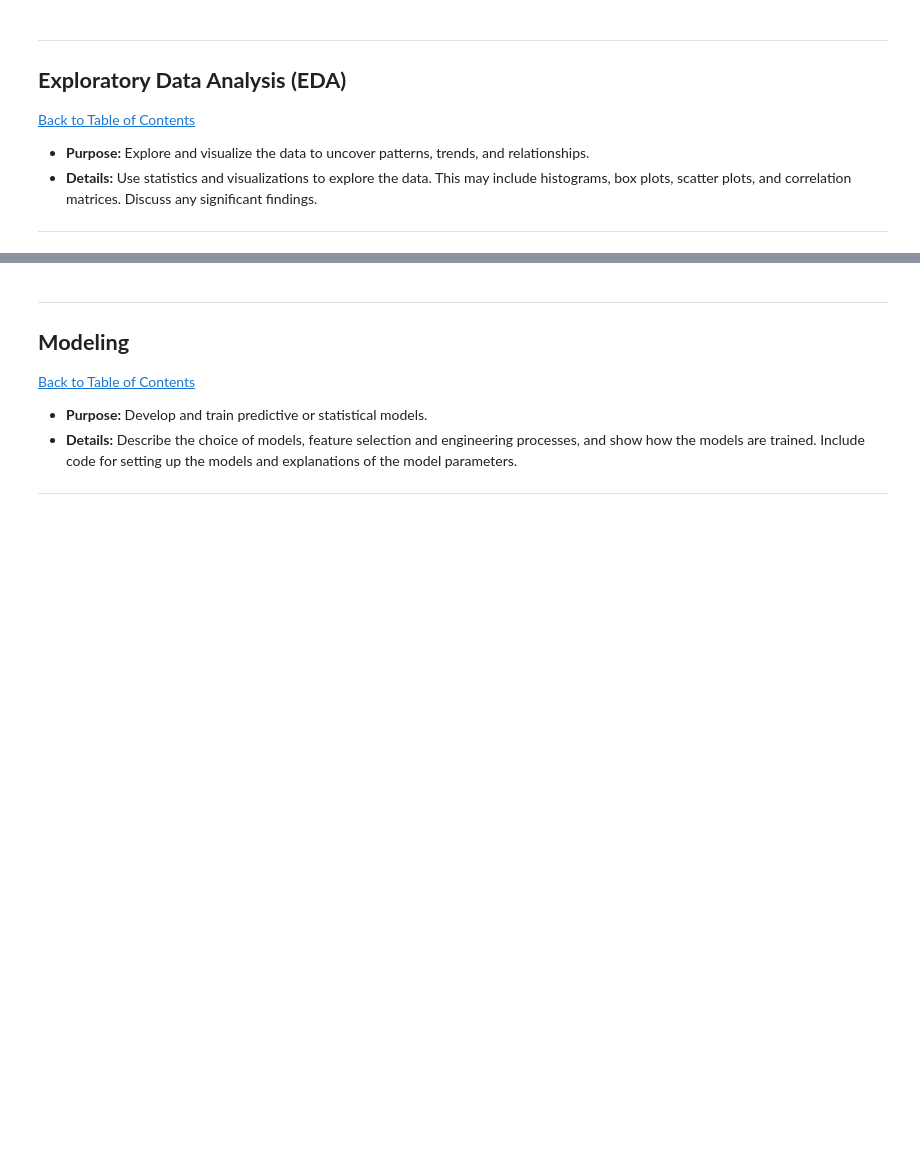
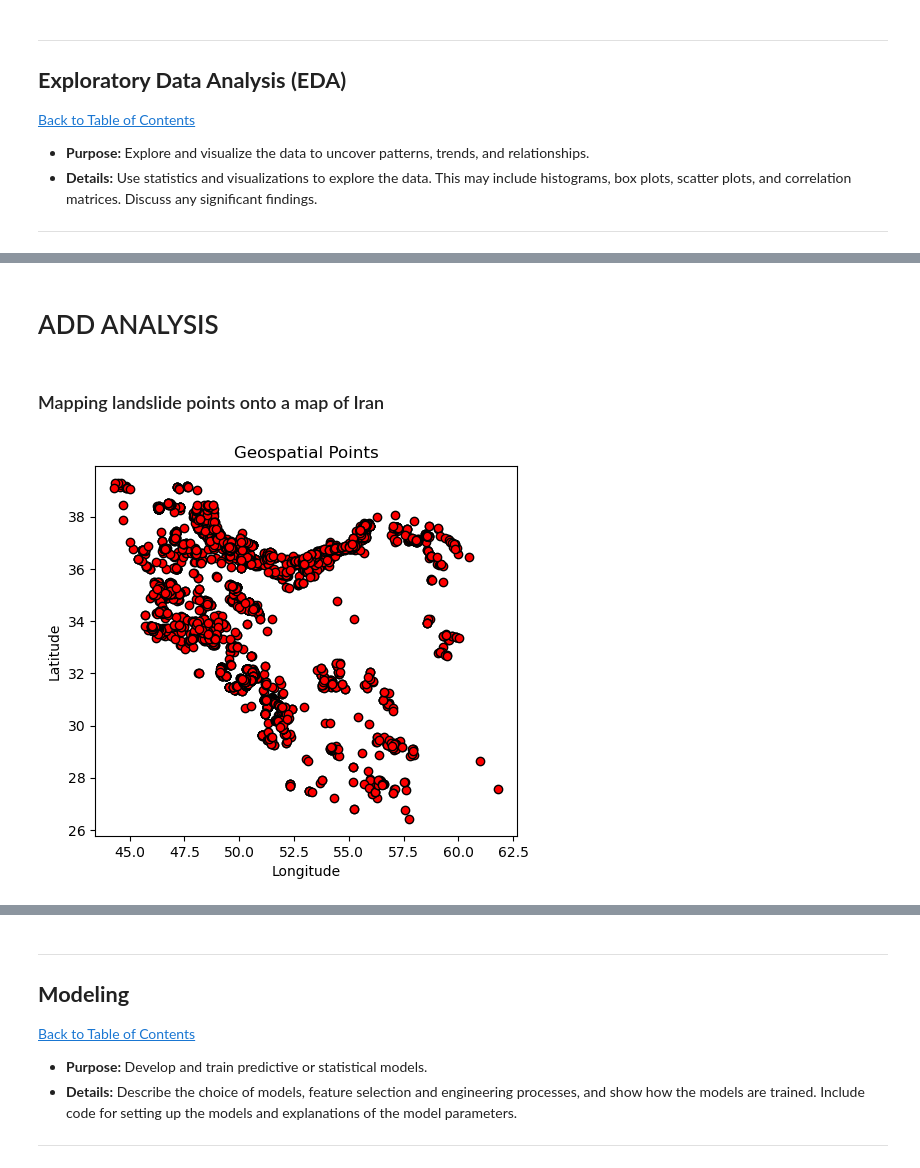
Before and after one commit to MiekeSpaans/MS_Capstone_Project_2401FTDS, a Jupyter notebook: QCTO-Capstone-Project.ipynb, the cells around one changed output, grey strips where cells are left out. Saved outputs shown, nothing was run; the diff lists cells and outputs as text; code cells hidden in the pictures; blank space fills up the shorter version.

Commit message:
Added data cleaning and start of EDA. Added maps of Iran.

```diff
--- a/QCTO-Capstone-Project.ipynb
+++ b/QCTO-Capstone-Project.ipynb
@@ -369,4 +380,4 @@ Find closest longitude and latitude points, and replace empty values according t
 For the purpose of this project, we just remove these values.
 # %%
 # Removerow mentioned above
-landslide.drop(index= [3913, 3975], inplace= True)
+landslide.drop(index= [3913, 3975, 3486], inplace= True)
@@ -510,0 +590,24 @@ Summary:
+# %% [markdown]
+# ADD ANALYSIS
+# %% [markdown]
+### Mapping landslide points onto a map of Iran
+# %%
+from shapely.geometry import Point
+# Setting up the GeoDataFrame:
+# Create points from longitude and latitude
+landslide['geometry'] = landslide.apply(lambda row: Point(row['LONG'], row['LAT']), axis=1)
+
+# Convert to GeoDataFrame
+gdf = gpd.GeoDataFrame(landslide, geometry='geometry')
+
+# Set the coordinate reference system (CRS) - assume WGS84 (lat/lon)
+gdf.set_crs(epsg=4326, inplace=True)
+
+# Plotting
+gdf.plot(marker='o', color='red', edgecolor='black')
+plt.xlabel('Longitude')
+plt.ylabel('Latitude')
+plt.title('Geospatial Points')
+plt.show()
+# %% [output]
+[figure, added]
```
Also changed, not shown: parts of 39 cells of this notebook, 2 other files.
